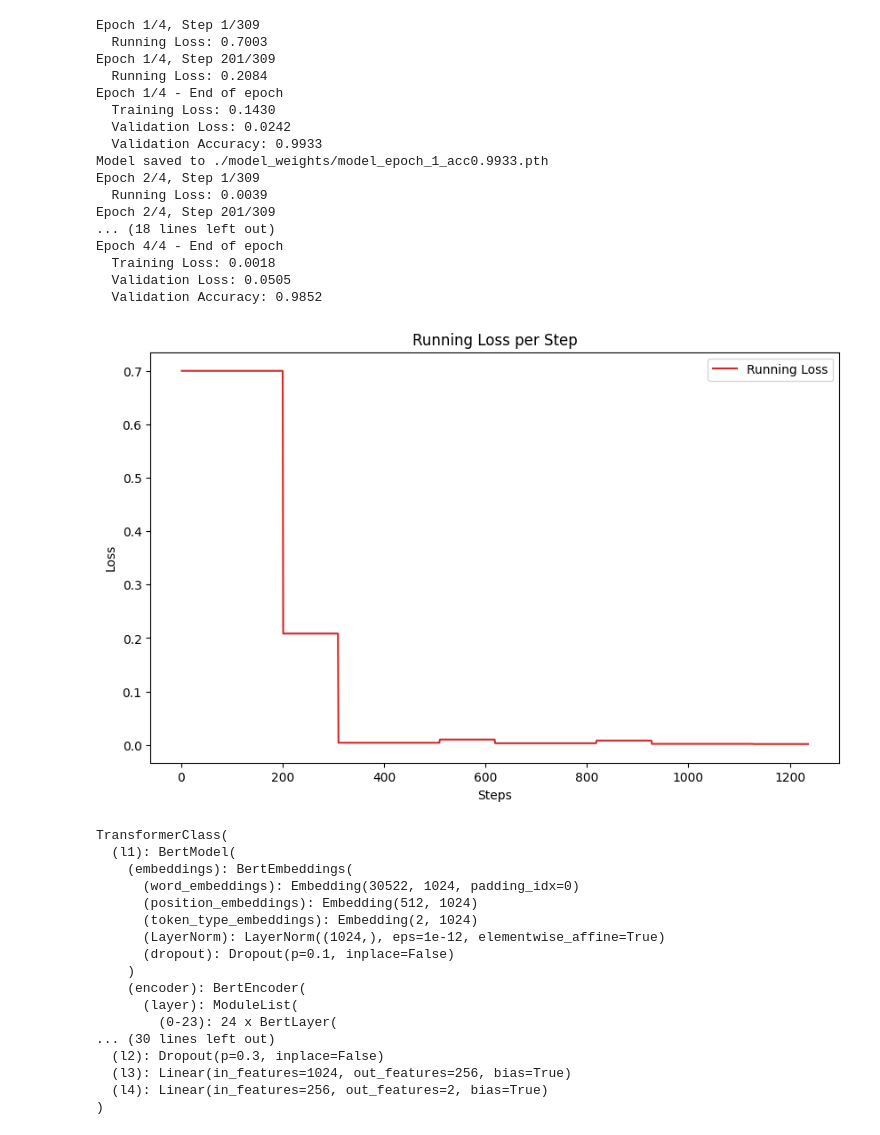
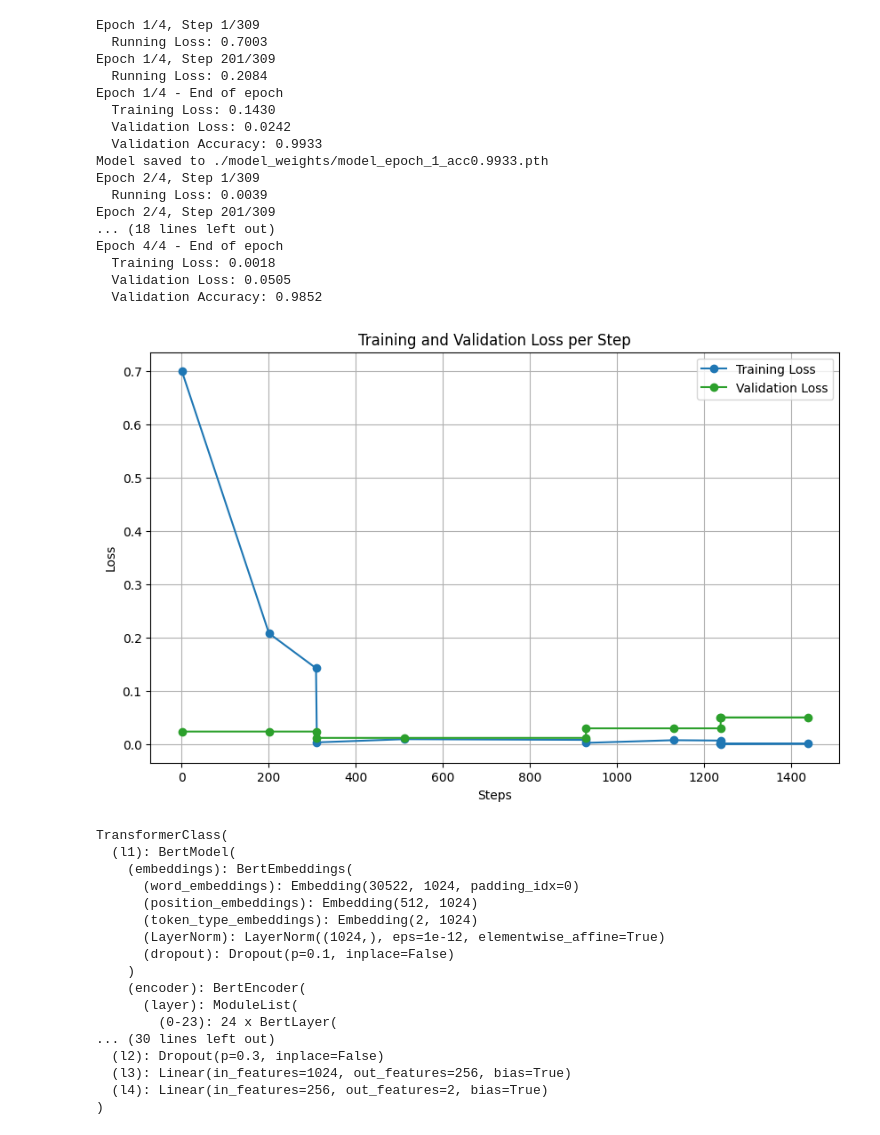
Before and after one commit to Cortijo02/NLP, a Jupyter notebook: BERT_Large/practica_BERT_L_CLS.ipynb, the cells around one changed output. Cells and saved outputs as stored; diff of their text form; code cells hidden in the pictures.

```diff
--- a/practica_BERT_L_CLS.ipynb
+++ b/BERT_Large/practica_BERT_L_CLS.ipynb
@@ -497,32 +501,41 @@ Epoch 4/4 - End of epoch
   Training Loss: 0.0018
   Validation Loss: 0.0505
   Validation Accuracy: 0.9852
-# %%
-epochs = 4
-steps_per_epoch = 309
-
-running_loss_epoch_1 = [0.7003] * 200 + [0.2084] * 109
-running_loss_epoch_2 = [0.0039] * 200 + [0.0099] * 109
-running_loss_epoch_3 = [0.0030] * 200 + [0.0080] * 109
-running_loss_epoch_4 = [0.0018] * 200 + [0.0015] * 109
-
-all_steps = np.arange(1, steps_per_epoch * epochs + 1)
-all_losses = running_loss_epoch_1 + running_loss_epoch_2 + running_loss_epoch_3 + running_loss_epoch_4
-
-# Graficar las pérdidas
-plt.figure(figsize=(10, 6))
-plt.plot(all_steps, all_losses, label='Running Loss', color='tab:red')
-
-# Añadir etiquetas y título
-plt.xlabel('Steps')
-plt.ylabel('Loss')
-plt.title('Running Loss per Step')
-plt.legend()
-
-# Mostrar el gráfico
-plt.show()
-# %% [output]
-[figure, removed]
+# %%
+steps_32 = [1, 201, 309, 310 + 1, 310 + 201, 2 * 309 + 310, 2 * 309 + 310 + 1,
+         2 * 309 + 310 + 201, 3 * 309 + 310, 3 * 309 + 310 + 1,
+         3 * 309 + 310 + 201, 4 * 309]
+
+losses = [
+    0.7003, 0.2084, 0.1430,
+    0.0039, 0.0099, 0.0086,
+    0.0030, 0.0080, 0.0073,
+    0.0008, 0.0015, 0.0018
+]
+
+val_losses = [
+    0.0242, 0.0242, 0.0242,
+    0.0123, 0.0123, 0.0123,
+    0.0302, 0.0302, 0.0302,
+    0.0505, 0.0505, 0.0505
+]
+
+# Crear el gráfico
+plt.figure(figsize=(10, 6))
+plt.plot(steps_32, losses, 'o-', label='Training Loss', color='tab:blue')
+plt.plot(steps_32, val_losses, 'o-', label='Validation Loss', color='tab:green')
+
+# Etiquetas y título
+plt.xlabel('Steps')
+plt.ylabel('Loss')
+plt.title('Training and Validation Loss per Step')
+plt.legend()
+
+# Mostrar la gráfica
+plt.grid(True)
+plt.show()
+# %% [output]
+[figure, added]
 # %%
 model = TransformerClass()
 
```
Also changed, not shown: parts of 9 cells of this notebook, 16 other files.
